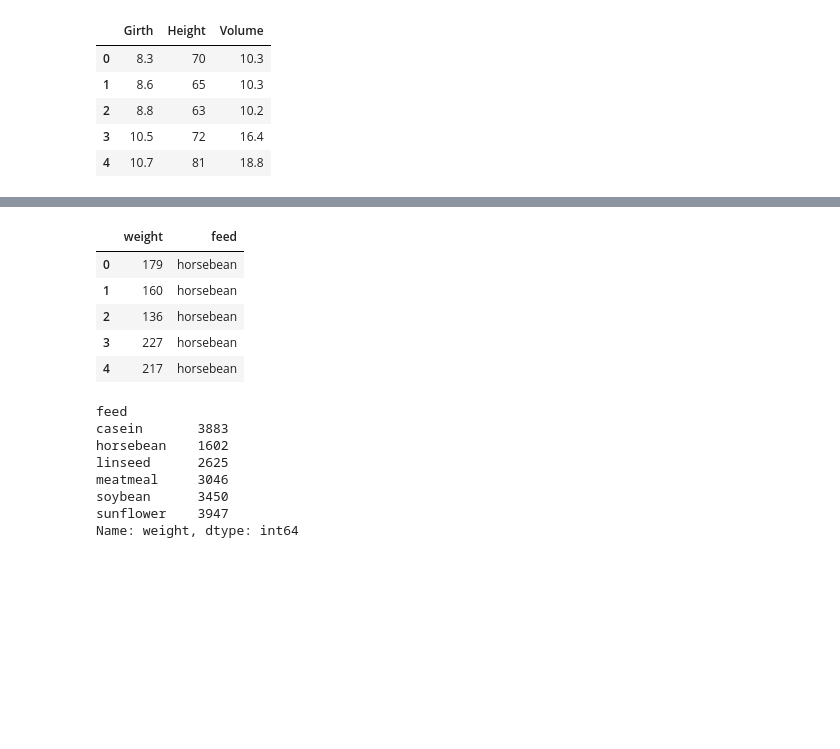
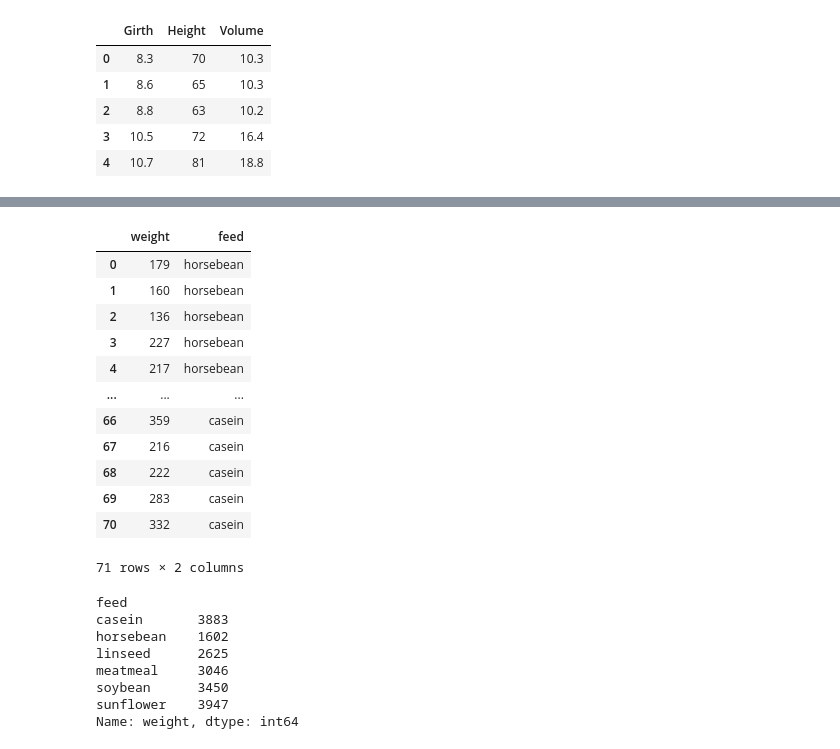
Before and after one commit to unchain0/Formacao-Cientista-de-Dados, a Jupyter notebook: 13.Prática em Python/scripts/9.histograma_densidade_seaborn_.ipynb, the cells around one changed output, grey strips where cells are left out. Saved outputs shown, nothing was run; the diff lists cells and outputs as text; code cells hidden in the pictures; blank space fills up the shorter version.

```diff
--- a/13.Prática em Python/scripts/9.histograma_densidade_seaborn_.ipynb
+++ b/13.Prática em Python/scripts/9.histograma_densidade_seaborn_.ipynb
@@ -27,14 +27,21 @@ Text(0.5, 1.0, 'Árvores')
 # %%
 # Carregamento de outra base de dados
-base2 = pd.read_csv(r'C:\Users\felip\Formação Cientista de Dados\13.Prática em Python\dados\chicken.csv')
-base2.head()
+base2 = pd.read_csv(r'..\dados\chicken.csv')
+base2
 # %% [output]
 |  | weight | feed |
 | 0 | 179 | horsebean |
 | 1 | 160 | horsebean |
 | 2 | 136 | horsebean |
 | 3 | 227 | horsebean |
 | 4 | 217 | horsebean |
+| ... | ... | ... |
+| 66 | 359 | casein |
+| 67 | 216 | casein |
+| 68 | 222 | casein |
+| 69 | 283 | casein |
+| 70 | 332 | casein |
+71 rows × 2 columns
 # %%
 # Criação de novo dataframe agrupando o atributo 'feed'
 agrupado = base2.groupby(['feed'])['weight'].sum()
```
Also changed, not shown: parts of 12 cells of this notebook.
